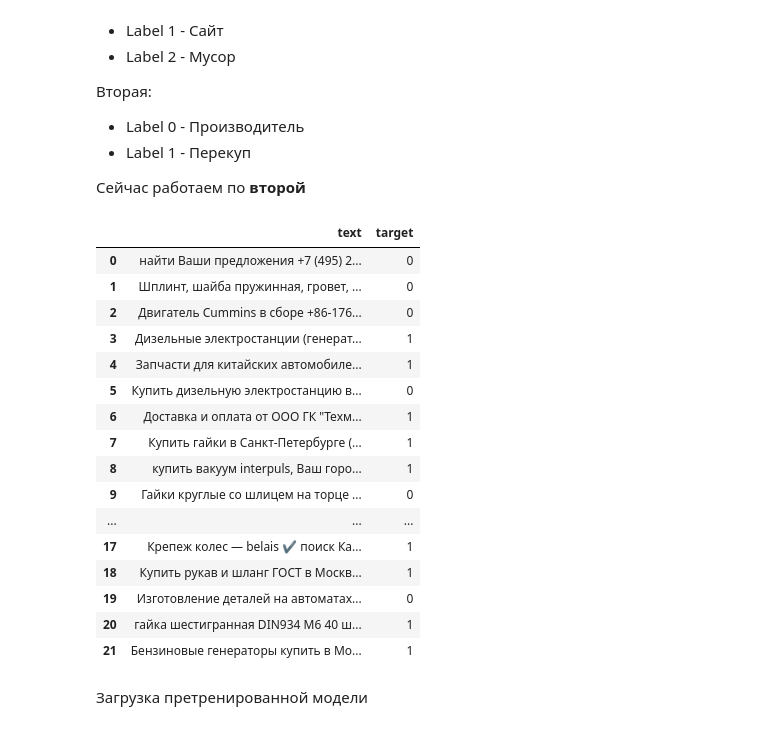
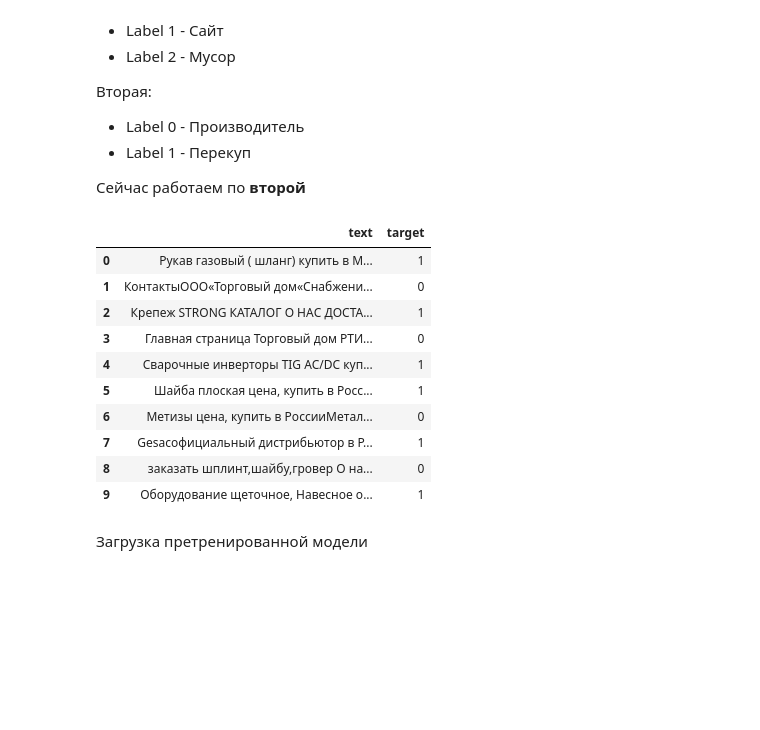
Before and after one commit to AlexHLinS/serverchallengesolution, a Jupyter notebook: marketplace_manufacturer_classification/mmanufacturer_reseller_class.ipynb, the cells around one changed output. Saved outputs shown, nothing was run; the diff lists cells and outputs as text; code cells hidden in the pictures; blank space fills up the shorter version.

```diff
--- a/marketplace_manufacturer_classification/mmanufacturer_reseller_class.ipynb
+++ b/marketplace_manufacturer_classification/mmanufacturer_reseller_class.ipynb
@@ -46,50 +46,44 @@ cuda
 
 Сейчас работаем по **второй**
 # %%
-indir = 'dataset'
+indir = 'dataset2'
 indir = os.path.abspath(indir)
 
 sites = [x for x in os.listdir(indir) if x.endswith('.txt')]
 
 pairs = []
 
 for pair in sites:
     site = os.path.splitext(pair)[0] + '.html'
 
 
     with open(os.path.join(indir, site)) as f:
         lines = f.read().rstrip().replace(' - ','').replace(' | ', '')
         clean_text = ' '.join(BeautifulSoup(lines, "html.parser").stripped_strings)
 
     with open(os.path.join(indir, pair)) as f:
         lines = f.readlines()
         label = int(lines[1])
 
     pairs.append([clean_text, label])
 
 #print(pairs)
 
 df = pd.DataFrame(pairs, columns = ['text', 'target'])
 
 display(df)
 # %% [output]
 |  | text | target |
-| 0 | найти Ваши предложения +7 (495) 2... | 0 |
-| 1 | Шплинт, шайба пружинная, гровет, ... | 0 |
-| 2 | Двигатель Cummins в сборе +86-176... | 0 |
-| 3 | Дизельные электростанции (генерат... | 1 |
-| 4 | Запчасти для китайских автомобиле... | 1 |
-| 5 | Купить дизельную электростанцию в... | 0 |
-| 6 | Доставка и оплата от ООО ГК "Техм... | 1 |
-| 7 | Купить гайки в Санкт-Петербурге (... | 1 |
-| 8 | купить вакуум interpuls, Ваш горо... | 1 |
-| 9 | Гайки круглые со шлицем на торце ... | 0 |
-| ... | ... | ... |
-| 17 | Крепеж колес — belais ✔️ поиск Ка... | 1 |
-| 18 | Купить рукав и шланг ГОСТ в Москв... | 1 |
-| 19 | Изготовление деталей на автоматах... | 0 |
-| 20 | гайка шестигранная DIN934 М6 40 ш... | 1 |
-| 21 | Бензиновые генераторы купить в Мо... | 1 |
+| 0 | Рукав газовый ( шланг) купить в М... | 1 |
+| 1 | КонтактыООО«Торговый дом«Снабжени... | 0 |
+| 2 | Крепеж STRONG КАТАЛОГ О НАС ДОСТА... | 1 |
+| 3 | Главная страница Торговый дом РТИ... | 0 |
+| 4 | Сварочные инверторы TIG AC/DC куп... | 1 |
+| 5 | Шайба плоская цена, купить в Росс... | 1 |
+| 6 | Метизы цена, купить в РоссииМетал... | 0 |
+| 7 | Gesacофициальный дистрибьютор в Р... | 1 |
+| 8 | заказать шплинт,шайбу,гровер О на... | 0 |
+| 9 | Оборудование щеточное, Навесное о... | 1 |
 # %% [markdown]
 Загрузка претренированной модели
 # %%
```
Also changed, not shown: parts of 5 cells of this notebook, 20 other files.
